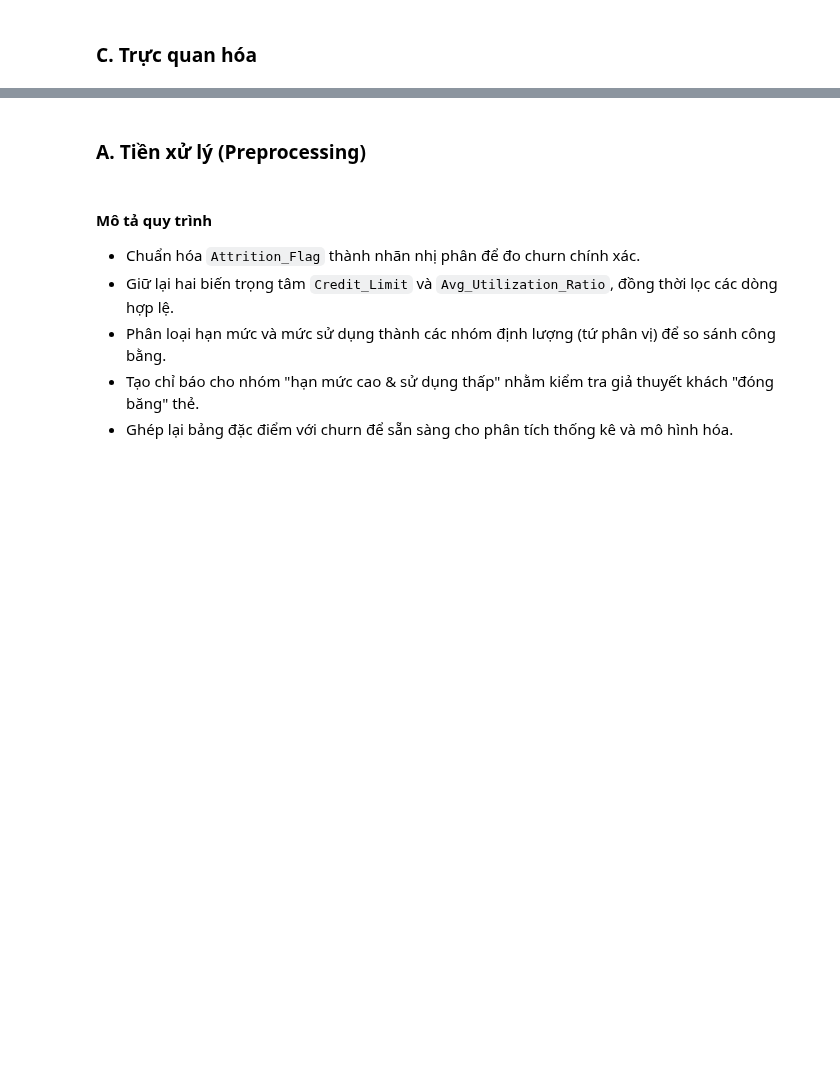
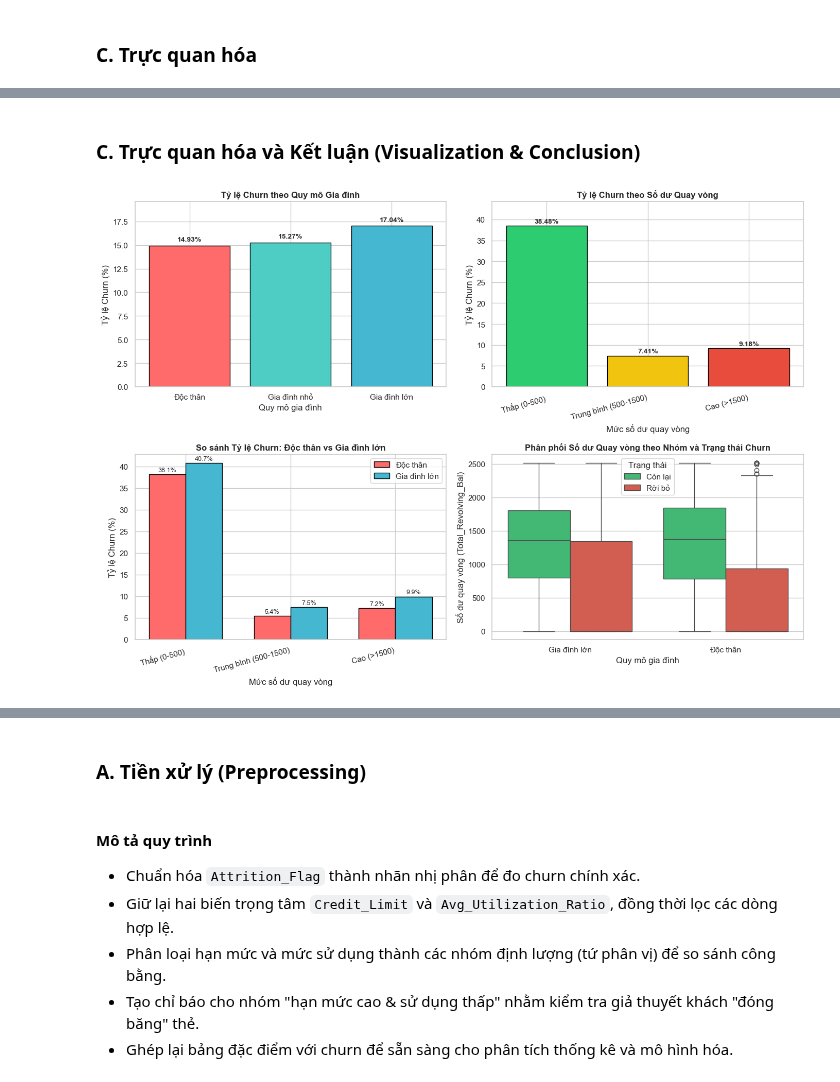
Before and after one commit to Khoa-Neee/P4DS_Final-Project, a Jupyter notebook: main.ipynb, the cells around one changed output, grey strips where cells are left out. Saved outputs shown, nothing was run; the diff lists cells and outputs as text; code cells hidden in the pictures; blank space fills up the shorter version.

```diff
--- a/main.ipynb
+++ b/main.ipynb
@@ -687,0 +1214,70 @@ analyze_change_ratios(df, 'Total_Ct_Chng_Q4_Q1', 'Trans Count Change Ratio (Q4 o
+# %% [markdown]
+### C. Trực quan hóa và Kết luận (Visualization & Conclusion)
+# %%
+# Trực quan hóa
+fig, axes = plt.subplots(2, 2, figsize=(14, 10))
+
+# 1. Tỷ lệ churn theo Family_Size
+ax1 = axes[0, 0]
+family_order = ['Độc thân', 'Gia đình nhỏ', 'Gia đình lớn']
+churn_family_plot = churn_by_family.reindex(family_order)
+bars1 = ax1.bar(churn_family_plot.index, churn_family_plot['Churn_Rate_Pct'],
+                color=['#FF6B6B', '#4ECDC4', '#45B7D1'], edgecolor='black')
+ax1.set_xlabel('Quy mô gia đình')
+ax1.set_ylabel('Tỷ lệ Churn (%)')
+ax1.set_title('Tỷ lệ Churn theo Quy mô Gia đình', fontsize=12, fontweight='bold')
+for bar, val in zip(bars1, churn_family_plot['Churn_Rate_Pct']):
+    ax1.text(bar.get_x() + bar.get_width()/2, bar.get_height() + 0.3, f'{val}%',
+             ha='center', va='bottom', fontsize=10, fontweight='bold')
+ax1.set_ylim(0, max(churn_family_plot['Churn_Rate_Pct']) * 1.15)
+
+# 2. Tỷ lệ churn theo Revolving Balance
+ax2 = axes[0, 1]
+revolving_colors = ['#2ECC71', '#F1C40F', '#E74C3C']
+bars2 = ax2.bar(range(len(churn_by_revolving)), churn_by_revolving['Churn_Rate_Pct'],
+                color=revolving_colors, edgecolor='black')
+ax2.set_xticks(range(len(churn_by_revolving)))
+ax2.set_xticklabels(churn_by_revolving.index, rotation=15, ha='right')
+ax2.set_xlabel('Mức số dư quay vòng')
+ax2.set_ylabel('Tỷ lệ Churn (%)')
+ax2.set_title('Tỷ lệ Churn theo Số dư Quay vòng', fontsize=12, fontweight='bold')
+for bar, val in zip(bars2, churn_by_revolving['Churn_Rate_Pct']):
+    ax2.text(bar.get_x() + bar.get_width()/2, bar.get_height() + 0.3, f'{val}%',
+             ha='center', va='bottom', fontsize=10, fontweight='bold')
+ax2.set_ylim(0, max(churn_by_revolving['Churn_Rate_Pct']) * 1.15)
+
+# 3. So sánh Độc thân vs Gia đình lớn theo Revolving Group (Grouped Bar)
+ax3 = axes[1, 0]
+comparison_pivot = comparison_df['Churn_Rate_Pct'].unstack(level=0)
+x = np.arange(len(comparison_pivot.index))
+width = 0.35
+bars_single = ax3.bar(x - width/2, comparison_pivot['Độc thân'], width, label='Độc thân', color='#FF6B6B', edgecolor='black')
+bars_large = ax3.bar(x + width/2, comparison_pivot['Gia đình lớn'], width, label='Gia đình lớn', color='#45B7D1', edgecolor='black')
+ax3.set_xlabel('Mức số dư quay vòng')
+ax3.set_ylabel('Tỷ lệ Churn (%)')
+ax3.set_title('So sánh Tỷ lệ Churn: Độc thân vs Gia đình lớn', fontsize=12, fontweight='bold')
+ax3.set_xticks(x)
+ax3.set_xticklabels(comparison_pivot.index, rotation=15, ha='right')
+ax3.legend()
+for bar in bars_single:
+    ax3.text(bar.get_x() + bar.get_width()/2, bar.get_height() + 0.3, f'{bar.get_height():.1f}%',
+             ha='center', va='bottom', fontsize=9)
+for bar in bars_large:
+    ax3.text(bar.get_x() + bar.get_width()/2, bar.get_height() + 0.3, f'{bar.get_height():.1f}%',
+             ha='center', va='bottom', fontsize=9)
+
+# 4. Box plot: Phân phối Total_Revolving_Bal theo Family_Size và Churn
+ax4 = axes[1, 1]
+focus_groups_sorted = focus_groups.copy()
+focus_groups_sorted['Churn_Status'] = focus_groups_sorted['Churned'].map({0: 'Còn lại', 1: 'Rời bỏ'})
+sns.boxplot(data=focus_groups_sorted, x='Family_Size', y='Total_Revolving_Bal',
+            hue='Churn_Status', palette=['#2ECC71', '#E74C3C'], ax=ax4)
+ax4.set_xlabel('Quy mô gia đình')
+ax4.set_ylabel('Số dư quay vòng (Total_Revolving_Bal)')
+ax4.set_title('Phân phối Số dư Quay vòng theo Nhóm và Trạng thái Churn', fontsize=12, fontweight='bold')
+ax4.legend(title='Trạng thái')
+
+plt.tight_layout()
+plt.show()
+# %% [output]
+[figure, added]
```
Also changed, not shown: parts of 95 cells of this notebook.
